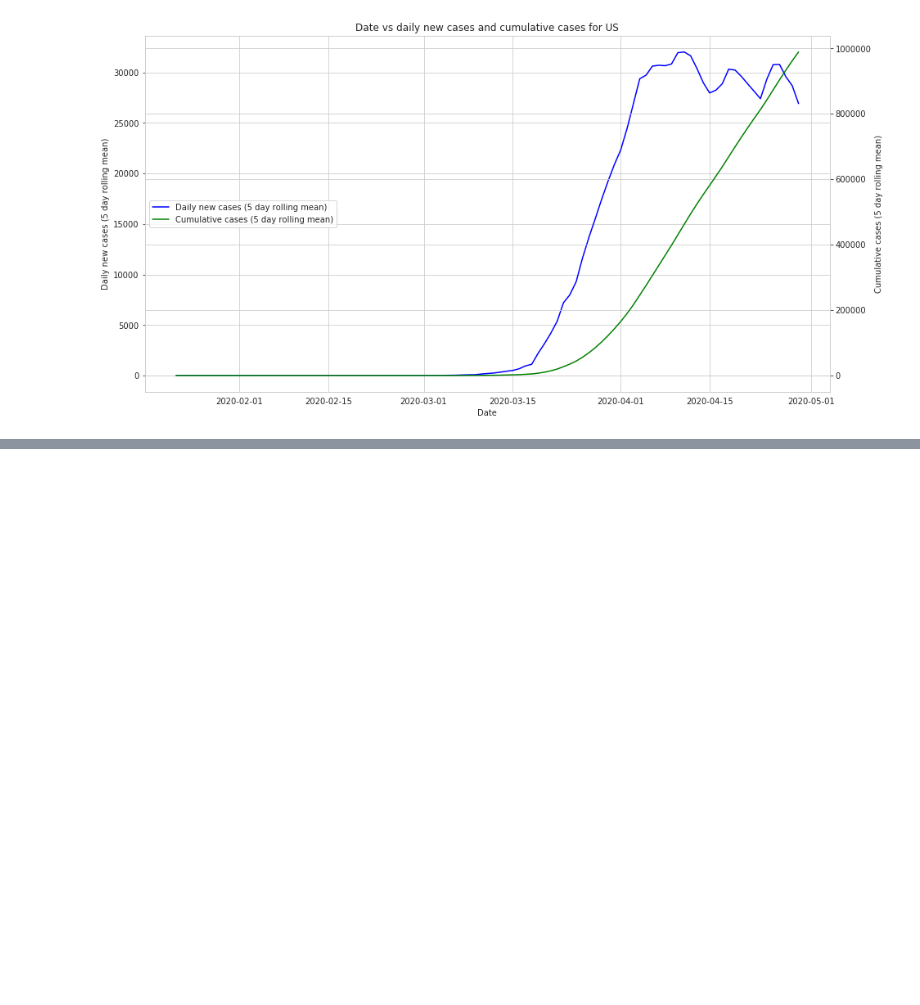
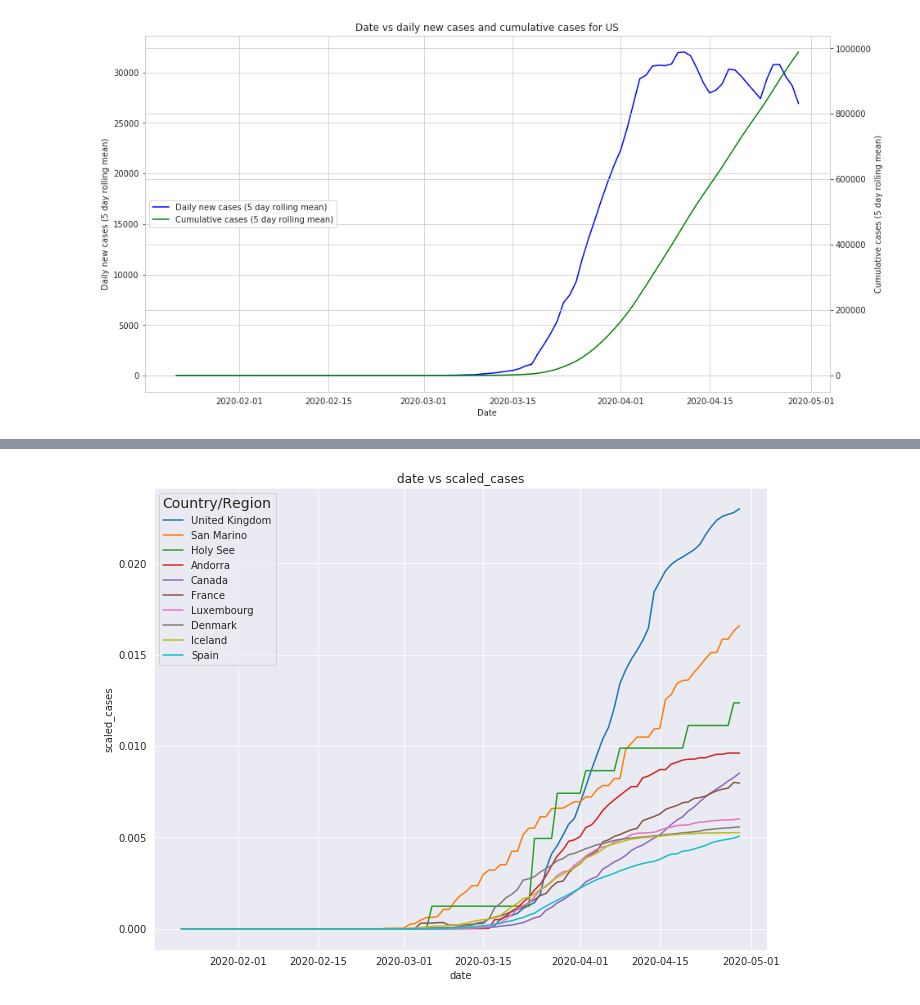
Before and after one commit to PayneLab/covid19pandas, a Jupyter notebook: docs/tutorial1_quickstart.ipynb, the cells around one changed output, grey strips where cells are left out. Cells and saved outputs as stored; diff of their text form; code cells hidden in the pictures; blank space fills up the shorter version.

```diff
--- a/docs/tutorial1_quickstart.ipynb
+++ b/docs/tutorial1_quickstart.ipynb
@@ -130,0 +134,19 @@ fig, ax = cod.plot_lines_two_y(
+# %%
+scaled_df = global_df.assign(scaled_cases=global_df["cases"] / global_df["Population"])
+
+top_ten = cod.select_top_x_regions(
+    data=scaled_df,
+    data_col="scaled_cases",
+    region_cols="Country/Region",
+    x=10)
+
+legend_order = top_ten.sort_values(by=["date", "scaled_cases"], ascending=False)["Country/Region"][:10].values
+
+fig, ax = cod.plot_lines(
+    data=top_ten,
+    x_col="date",
+    y_col="scaled_cases",
+    group_col="Country/Region",
+    legend_order=legend_order)
+# %% [output]
+[figure, added]
```
Also changed, not shown: parts of 5 cells of this notebook, 6 other files.
